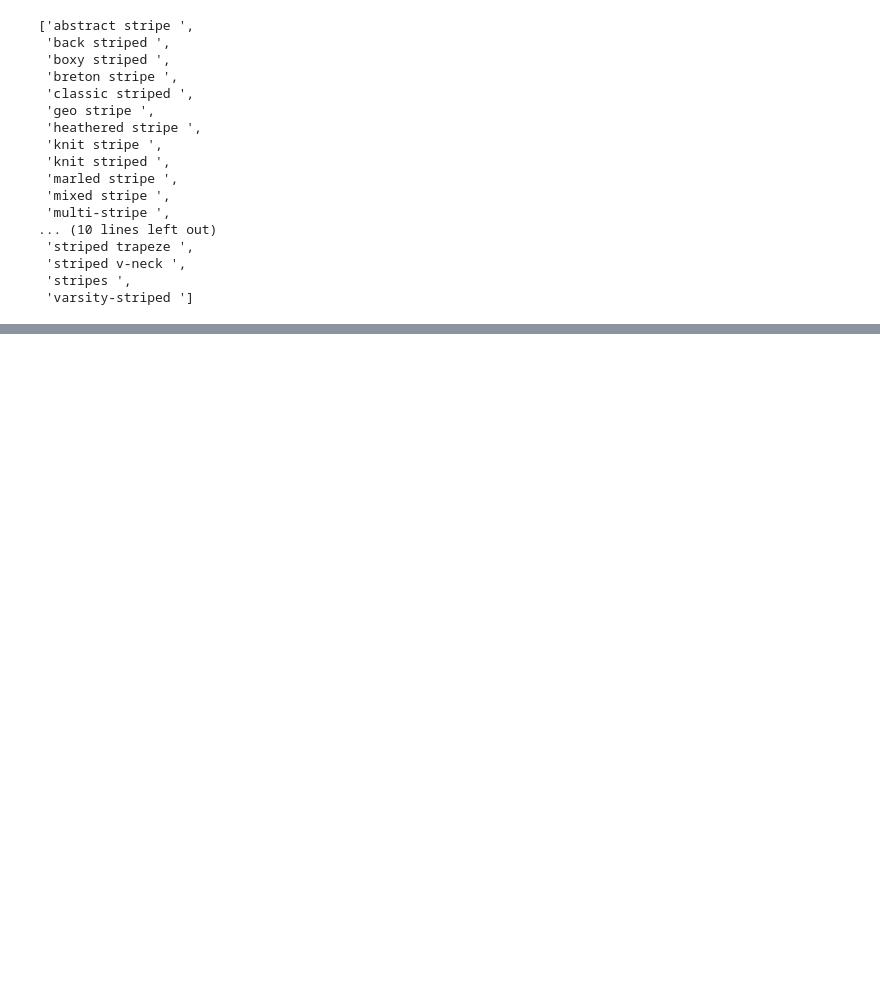
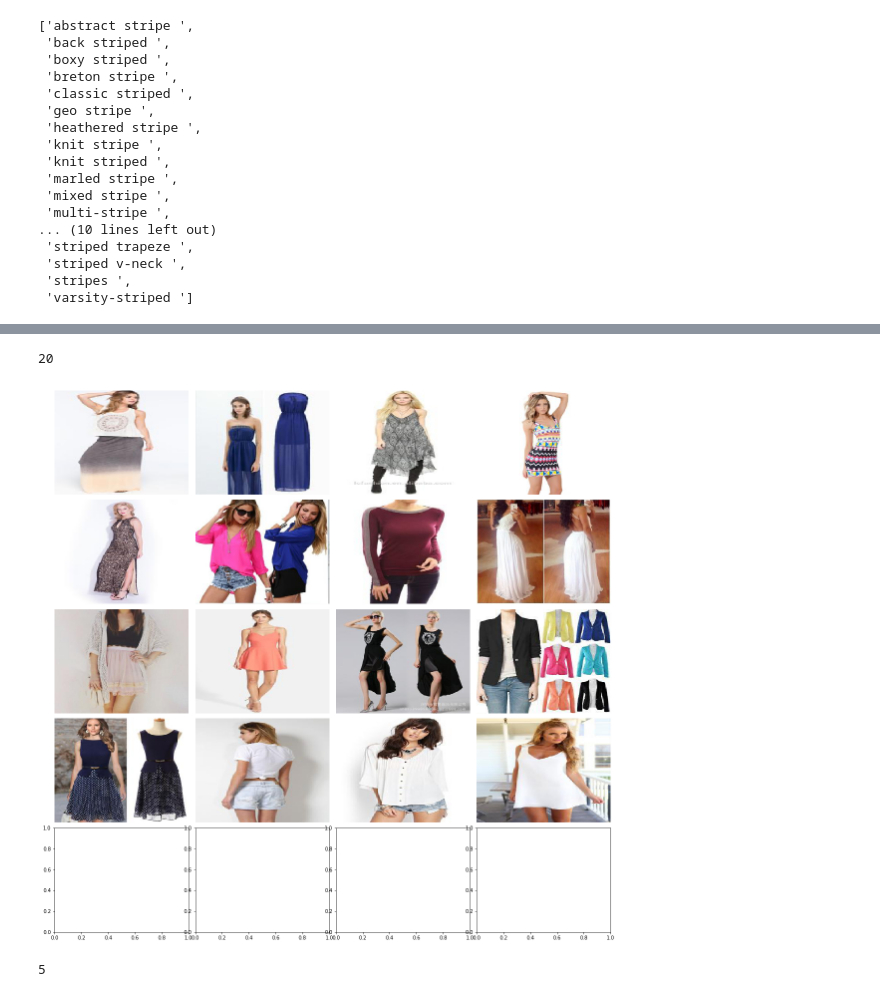
Before and after one commit to starsuzi/deep-fashion, a Jupyter notebook: explore-attributes.ipynb, the cells around one changed output, grey strips where cells are left out. Drawn from its saved outputs; the diff is of its cells as text; code cells hidden in the pictures; blank space fills up the shorter version.

Commit message:
add parameter to plotRandomImage

```diff
--- a/explore-attributes.ipynb
+++ b/explore-attributes.ipynb
@@ -616,4 +483,0 @@ tmp[0][1]
-# %%
-img=mpimg.imread('./dress/Rose_Print_Cami_Dress_img_00000019.jpg')
-imgplot = plt.imshow(img)
-plt.show()
@@ -624,5 +483,0 @@ lst_d = random.sample(lst_dress_fname, 5)
-# %%
-for img_name in lst_d:
-    img=mpimg.imread('./dress/'+img_name+'.jpg')
-    imgplot = plt.imshow(img)
-    plt.show()
@@ -635,2 +483,0 @@ for img_name in lst_d:
-# %%
-fig, ax_arr = plt.subplots(3, 3)
@@ -639,10 +484,25 @@ fig, ax_arr = plt.subplots(3, 3)
 # %%
-def plotRandomImage(attribute):
+def plotRandomImage(attribute, img_num):
+    img_files = []
+    dict_imgs = dict(zip(df_attr_category_combined.loc[df_attr_category_combined[attribute] == 1]['image_name'], df_attr_category_combined.loc[df_attr_category_combined[attribute] == 1]['category_name']))
 
-    dict_imgs = dict(zip(df_attr_category_combined.loc[df_attr_category_combined[attribute] == 1]['image_name'], df_attr_category_combined.loc[df_attr_category_combined[attribute] == 1]['category_name']))
-    lst_rand_imgs = random.sample(list(dict_imgs.items()), 10)
+    lst_rand_imgs = random.sample(list(dict_imgs.items()), img_num)
 
     for tuple_img in lst_rand_imgs:
         img=mpimg.imread('./'+tuple_img[1]+'/'+tuple_img[0]+'.jpg')
-        imgplot = plt.imshow(img)
-        plt.show()
+        img_files.append(img)
+
+    col_num = 4
+    row_num = ((img_num // col_num)+1) if (img_num % col_num) != 0 else (img_num // col_num)
+
+    fig, axes = plt.subplots(nrows=row_num, ncols=col_num, figsize=(20,20))
+
+    for idx, img_file in enumerate(img_files):
+        row = idx // row_num
+        col = idx % col_num
+        axes[row, col].axis("off")
+        axes[row, col].imshow(img_file, cmap="gray", aspect="auto")
+
+    plt.subplots_adjust(wspace=.05, hspace=.05)
+
+    plt.show()
@@ -661,0 +509,9 @@ plotRandomImage('print ')
+# %%
+plotRandomImage('summer ', 20)
+# %% [output]
+20
+[figure, added]
+# %%
+((20 // 4)+1) if (20 % 4) != 0 else (20 // 4)
+# %% [output]
+5
```
Also changed, not shown: parts of 17 cells of this notebook.
